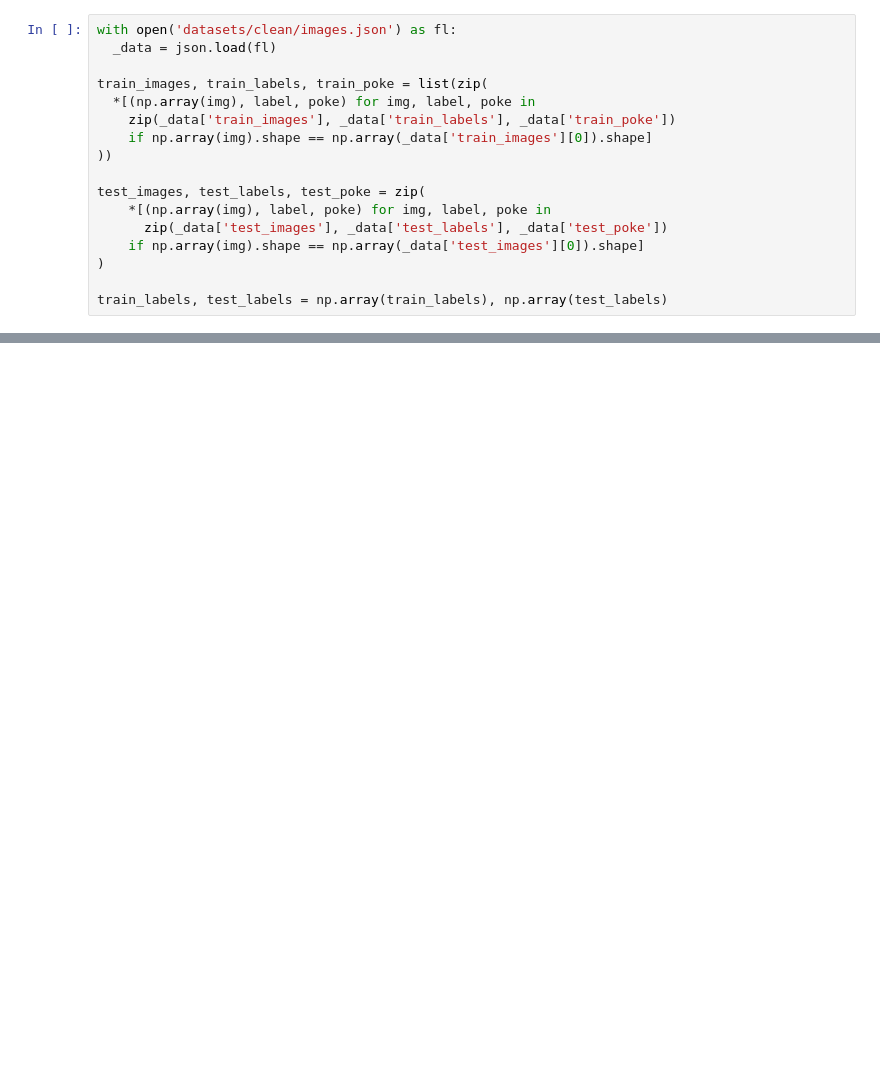
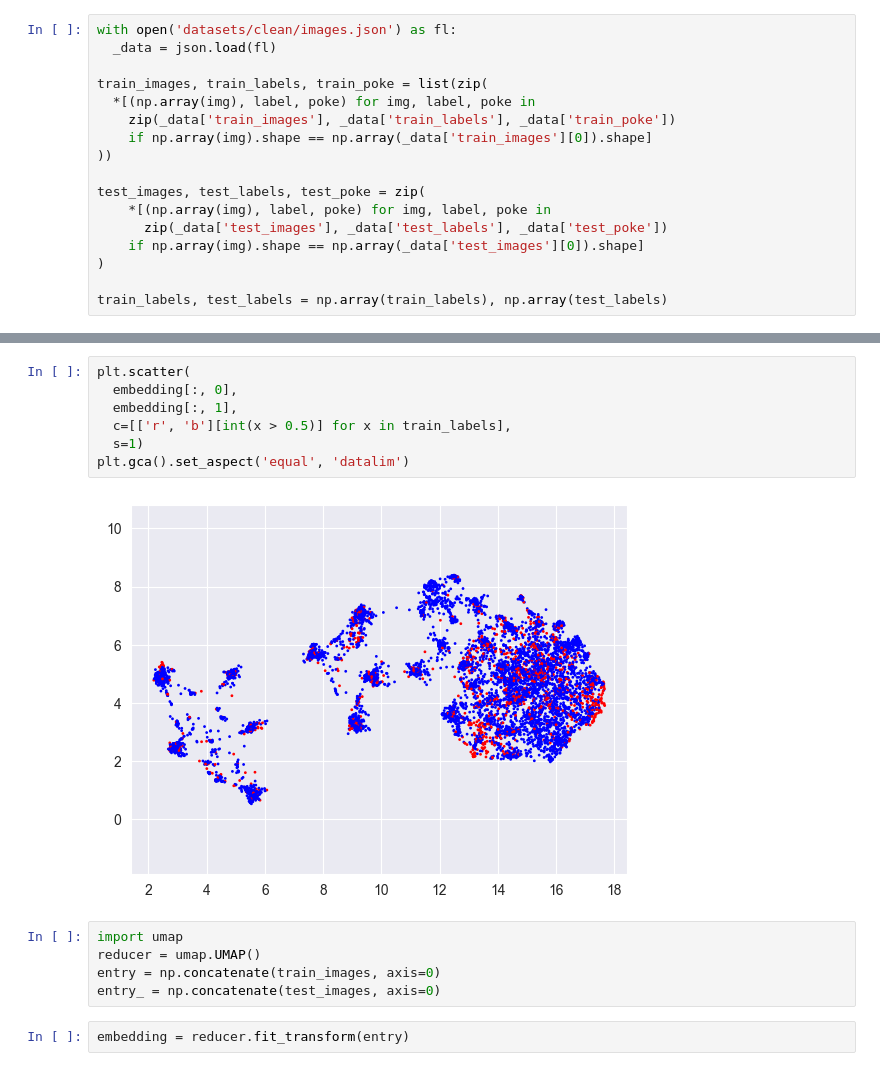
Before and after one commit to AnujxYadav/Pokemon-Classifier-ML-Project, a Jupyter notebook: network.ipynb, the cells around one changed output, grey strips where cells are left out. Cells and saved outputs as stored; diff of their text form; blank space fills up the shorter version.

```diff
--- a/network.ipynb
+++ b/network.ipynb
@@ -65,0 +59,16 @@ train_images, test_images = np.array(train_images), np.array(test_images)
+# %%
+plt.scatter(
+  embedding[:, 0],
+  embedding[:, 1],
+  c=[['r', 'b'][int(x > 0.5)] for x in train_labels],
+  s=1)
+plt.gca().set_aspect('equal', 'datalim')
+# %% [output]
+[figure, added]
+# %%
+import umap
+reducer = umap.UMAP()
+entry = np.concatenate(train_images, axis=0)
+entry_ = np.concatenate(test_images, axis=0)
+# %%
+embedding = reducer.fit_transform(entry)
```
Also changed, not shown: parts of 12 cells of this notebook, 3 other files.
